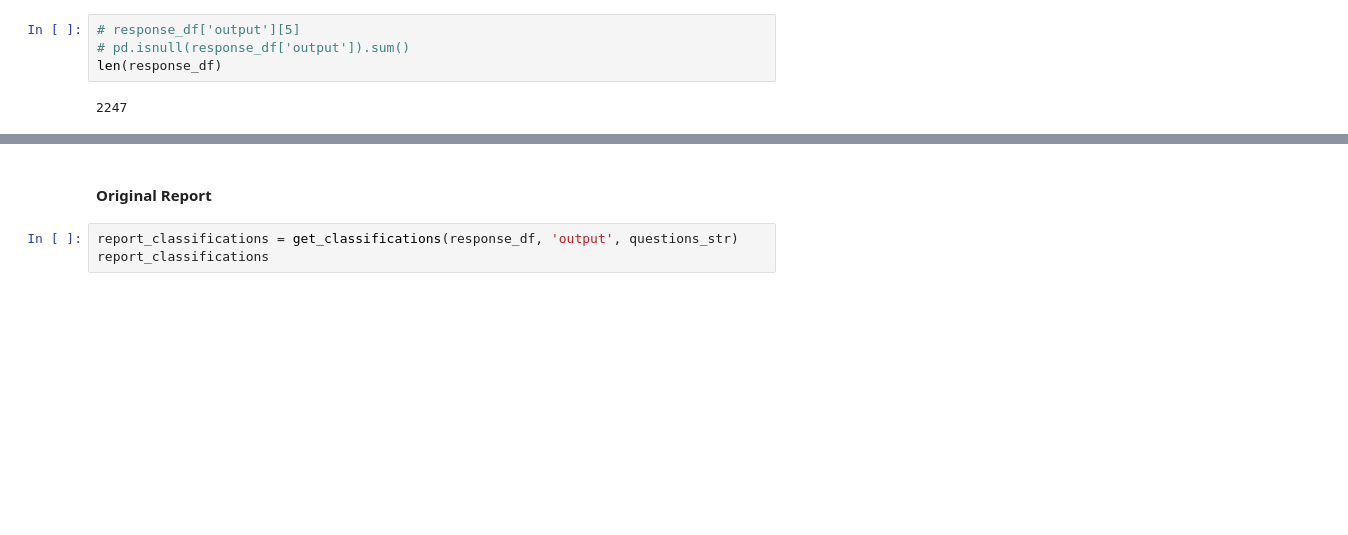
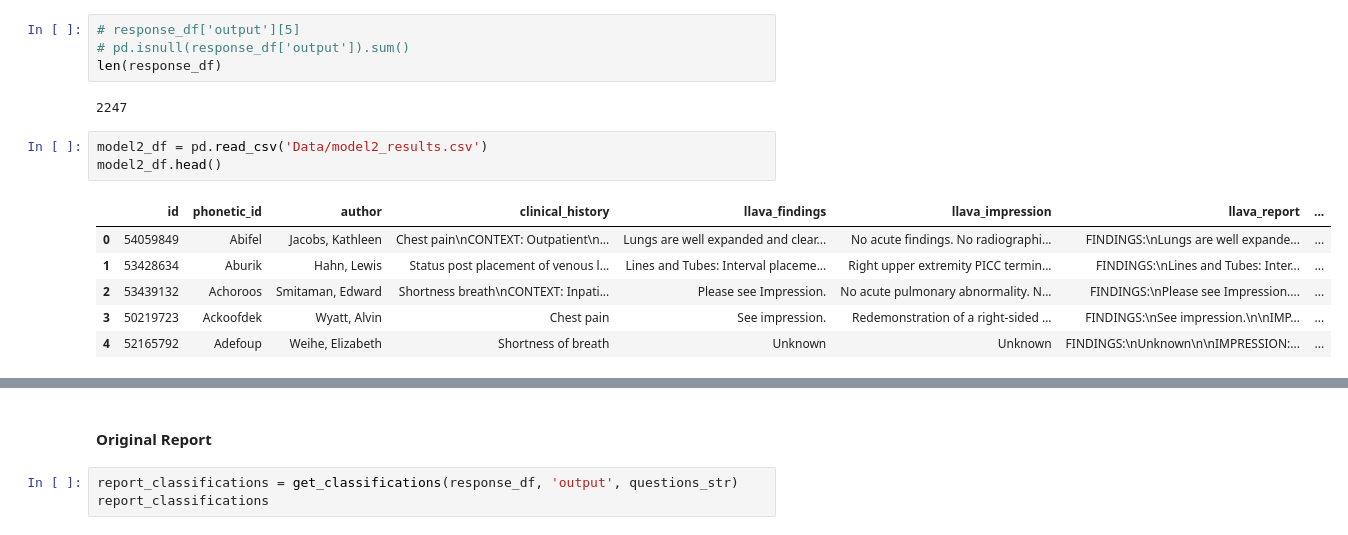
Before and after one commit to yushi20/Medical_LLM, a Jupyter notebook: Evaluation/model2_api_eval.ipynb, the cells around one changed output, grey strips where cells are left out. Drawn from its saved outputs; the diff is of its cells as text; blank space fills up the shorter version.

```diff
--- a/Evaluation/model2_api_eval.ipynb
+++ b/Evaluation/model2_api_eval.ipynb
@@ -34,3 +35,13 @@ response_df.head()
 len(response_df)
 # %% [output]
 2247
+# %%
+model2_df = pd.read_csv('Data/model2_results.csv')
+model2_df.head()
+# %% [output]
+|  | id | phonetic_id | author | clinical_history | llava_findings | llava_impression | llava_report | ... |
+| 0 | 54059849 | Abifel | Jacobs, Kathleen | Chest pain\nCONTEXT: Outpatient\n... | Lungs are well expanded and clear... | No acute findings. No radiographi... | FINDINGS:\nLungs are well expande... | ... |
+| 1 | 53428634 | Aburik | Hahn, Lewis | Status post placement of venous l... | Lines and Tubes: Interval placeme... | Right upper extremity PICC termin... | FINDINGS:\nLines and Tubes: Inter... | ... |
+| 2 | 53439132 | Achoroos | Smitaman, Edward | Shortness breath\nCONTEXT: Inpati... | Please see Impression. | No acute pulmonary abnormality. N... | FINDINGS:\nPlease see Impression.... | ... |
+| 3 | 50219723 | Ackoofdek | Wyatt, Alvin | Chest pain | See impression. | Redemonstration of a right-sided ... | FINDINGS:\nSee impression.\n\nIMP... | ... |
+| 4 | 52165792 | Adefoup | Weihe, Elizabeth | Shortness of breath | Unknown | Unknown | FINDINGS:\nUnknown\n\nIMPRESSION:... | ... |
```
Also changed, not shown: parts of 16 cells of this notebook, 19 other files.
